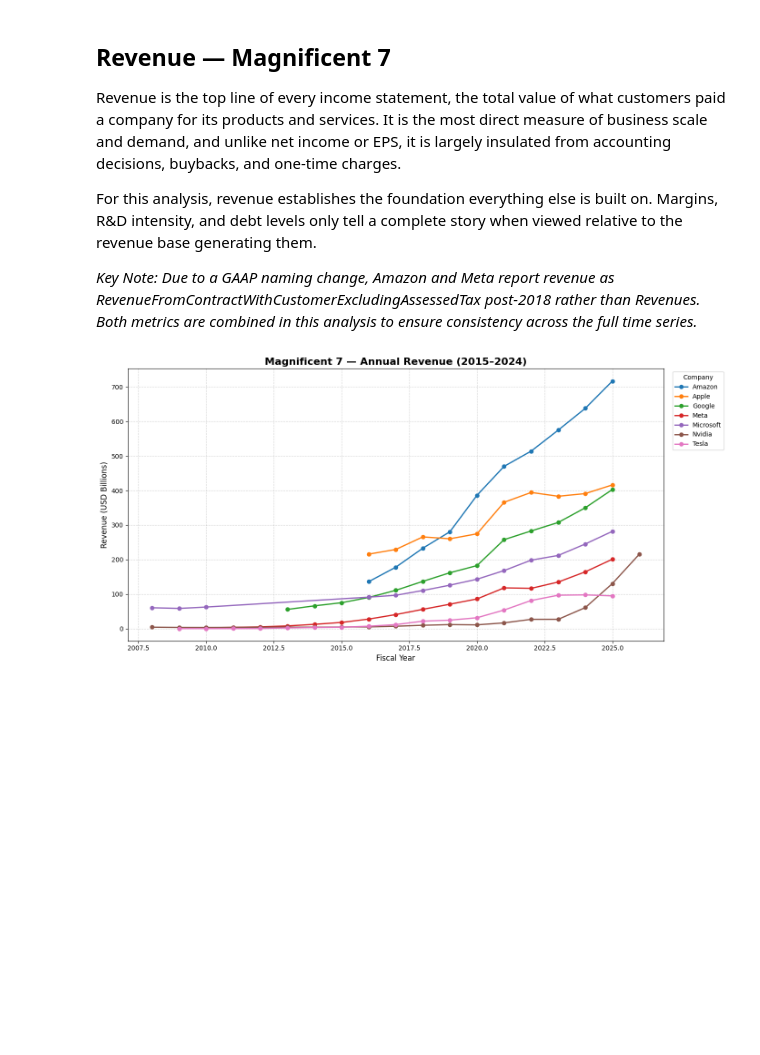
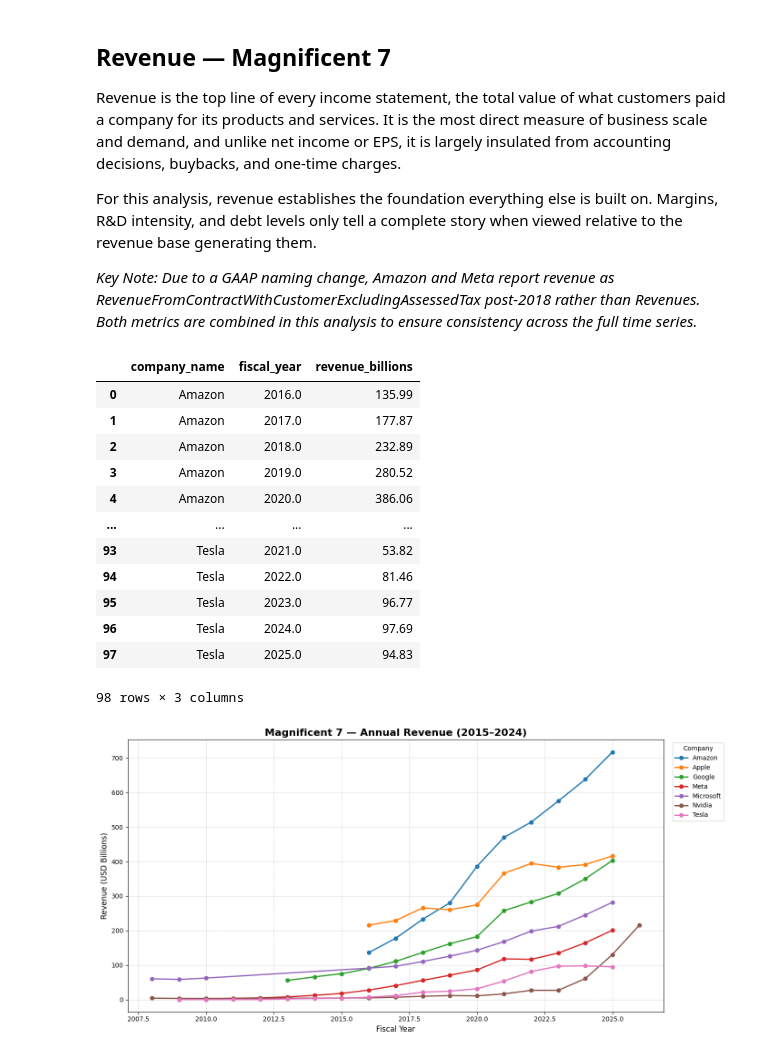
Before and after one commit to cody-becker/Magnificent-7-Financial-Analysis, a Jupyter notebook: TechData.ipynb, the cells around one changed output. Drawn from its saved outputs; the diff is of its cells as text; code cells hidden in the pictures; blank space fills up the shorter version.

```diff
--- a/TechData.ipynb
+++ b/TechData.ipynb
@@ -206,33 +226,48 @@ revenue_query = """
 SELECT
     company_name,
     EXTRACT(YEAR FROM period_end::date) AS fiscal_year,
     ROUND(value / 1e9, 2) AS revenue_billions
 FROM (
     SELECT DISTINCT ON (company_name, period_end)
         company_name,
         period_end,
         value
     FROM company_financials
     WHERE metric IN ('Revenues', 'RevenueFromContractWithCustomerExcludingAssessedTax')
     AND form = '10-K'
     AND (
         (company_name = 'Amazon'    AND EXTRACT(MONTH FROM period_end::date) = 12)
         OR (company_name = 'Google'    AND EXTRACT(MONTH FROM period_end::date) = 12)
         OR (company_name = 'Meta'      AND EXTRACT(MONTH FROM period_end::date) = 12)
         OR (company_name = 'Tesla'     AND EXTRACT(MONTH FROM period_end::date) = 12)
         OR (company_name = 'Microsoft' AND EXTRACT(MONTH FROM period_end::date) = 6)
         OR (company_name = 'Apple'     AND EXTRACT(MONTH FROM period_end::date) = 9)
         OR (company_name = 'Nvidia'    AND EXTRACT(MONTH FROM period_end::date) = 1)
     )
     ORDER BY company_name, period_end,
         CASE WHEN metric = 'RevenueFromContractWithCustomerExcludingAssessedTax'
              THEN 1 ELSE 2 END
 ) deduped
 ORDER BY company_name, fiscal_year
 """
 
 with engine.connect() as conn:
     df_revenue = pd.read_sql(revenue_query, conn.connection)
+df_revenue
+# %% [output]
+|  | company_name | fiscal_year | revenue_billions |
+| 0 | Amazon | 2016.0 | 135.99 |
+| 1 | Amazon | 2017.0 | 177.87 |
+| 2 | Amazon | 2018.0 | 232.89 |
+| 3 | Amazon | 2019.0 | 280.52 |
+| 4 | Amazon | 2020.0 | 386.06 |
+| ... | ... | ... | ... |
+| 93 | Tesla | 2021.0 | 53.82 |
+| 94 | Tesla | 2022.0 | 81.46 |
+| 95 | Tesla | 2023.0 | 96.77 |
+| 96 | Tesla | 2024.0 | 97.69 |
+| 97 | Tesla | 2025.0 | 94.83 |
+98 rows × 3 columns
 # %%
 fig, ax = plt.subplots(figsize=(14, 7))
 
```
Also changed, not shown: parts of 3 cells of this notebook.
